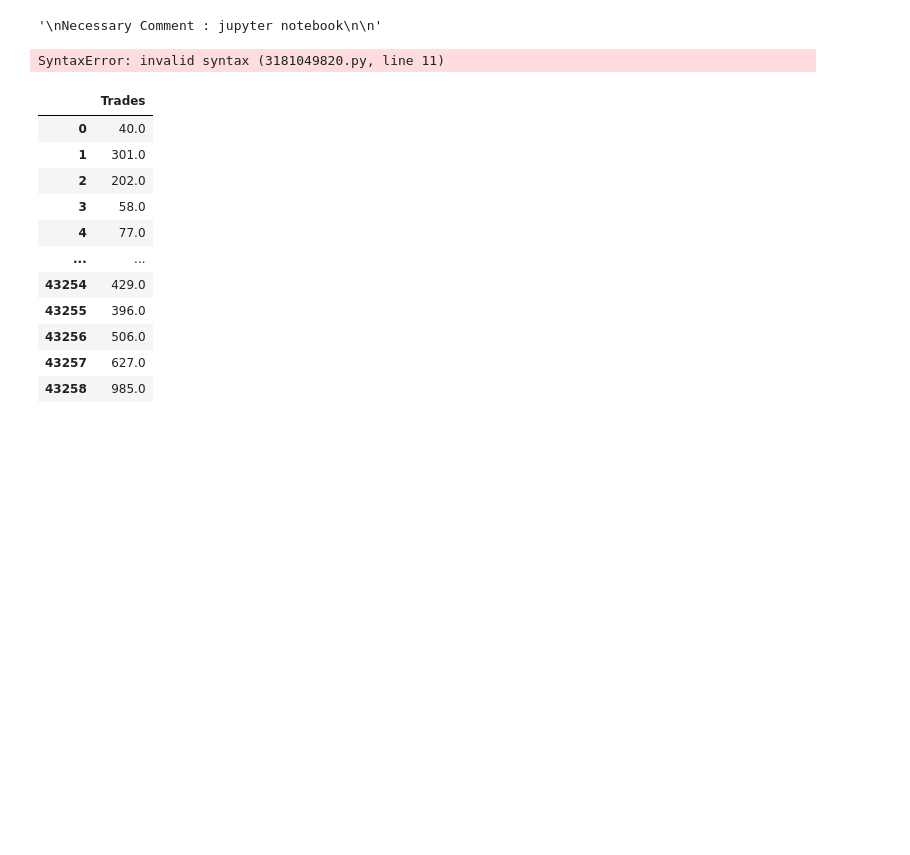
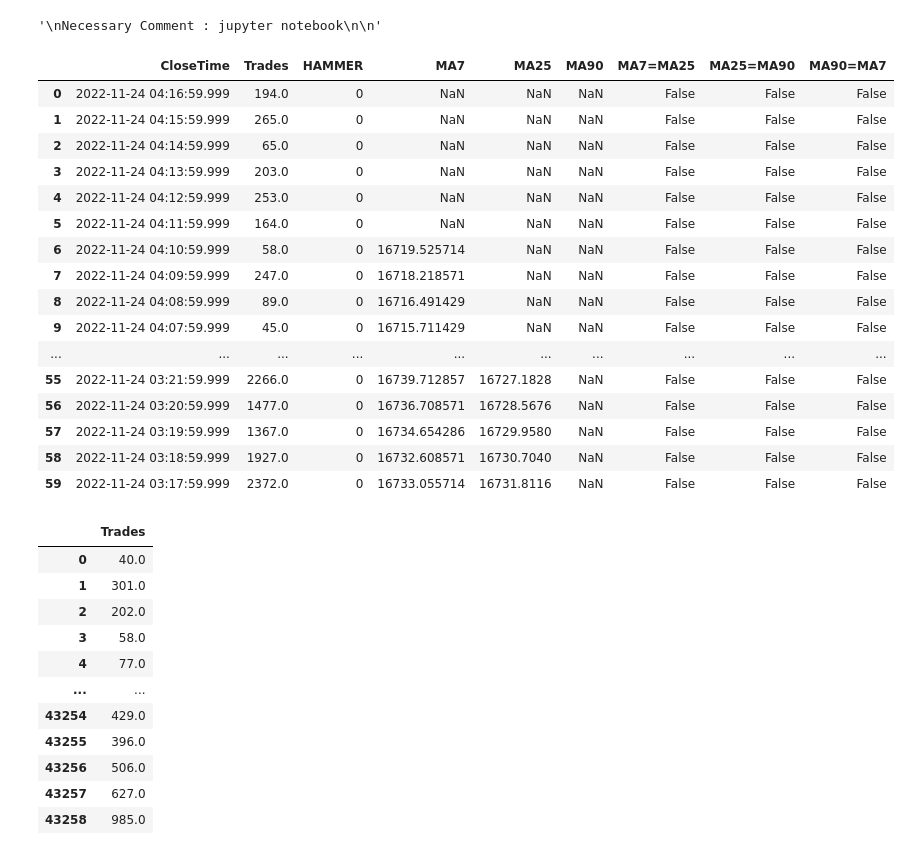
Before and after one commit to sushen/TradingAi, a Jupyter notebook: AiResearch.ipynb, the cells around one changed output. Cells and saved outputs as stored; diff of their text form; code cells hidden in the pictures; blank space fills up the shorter version.

```diff
--- a/AiResearch.ipynb
+++ b/AiResearch.ipynb
@@ -27,19 +28,39 @@ df = pd.DataFrame(database_data)
 # %%
 """
 Necessary Columns
 """
 df.columns = ['Id', 'Symbol', 'Open', 'High', 'Low', 'Close', 'VolumeBTC', 'Change', 'CloseTime', 'Trades', 'BuyQuoteVolume', 'Time']
 df = df.iloc[:, 2:12]
 df['HAMMER'] = talib.CDLHAMMER(df['Open'], df['High'], df['Low'], df['Close'])
 df['MA7'] = talib.MA(df['Close'], timeperiod=int(7), matype=0)
 df['MA25'] = talib.MA(df['Close'], timeperiod=int(25), matype=0)
 df['MA90'] = talib.MA(df['Close'], timeperiod=int(90), matype=0)
 df['MA200'] = talib.MA(df['Close'], timeperiod=int(200), matype=0)
 df['CloseTime'] = pd.to_datetime(df['CloseTime'], unit='ms')
+df['MA7=MA25'] = abs(df['MA7'] - df['MA25']) <= 0.1
+df['MA25=MA90'] = abs(df['MA25'] - df['MA90']) <= 0.1
+df['MA90=MA7'] = abs(df['MA90'] - df['MA7']) <= 0.1
 df = df.iloc[:, 6:]
-df.tail(60)
+df = df[['CloseTime', 'Trades', 'HAMMER','MA7','MA25','MA90', 'MA7=MA25', 'MA25=MA90', 'MA90=MA7']]
+df.head(60)
 # %% [output]
-SyntaxError: invalid syntax (3181049820.py, line 11)
+|  | CloseTime | Trades | HAMMER | MA7 | MA25 | MA90 | MA7=MA25 | MA25=MA90 | MA90=MA7 |
+| 0 | 2022-11-24 04:16:59.999 | 194.0 | 0 | NaN | NaN | NaN | False | False | False |
+| 1 | 2022-11-24 04:15:59.999 | 265.0 | 0 | NaN | NaN | NaN | False | False | False |
+| 2 | 2022-11-24 04:14:59.999 | 65.0 | 0 | NaN | NaN | NaN | False | False | False |
+| 3 | 2022-11-24 04:13:59.999 | 203.0 | 0 | NaN | NaN | NaN | False | False | False |
+| 4 | 2022-11-24 04:12:59.999 | 253.0 | 0 | NaN | NaN | NaN | False | False | False |
+| 5 | 2022-11-24 04:11:59.999 | 164.0 | 0 | NaN | NaN | NaN | False | False | False |
+| 6 | 2022-11-24 04:10:59.999 | 58.0 | 0 | 16719.525714 | NaN | NaN | False | False | False |
+| 7 | 2022-11-24 04:09:59.999 | 247.0 | 0 | 16718.218571 | NaN | NaN | False | False | False |
+| 8 | 2022-11-24 04:08:59.999 | 89.0 | 0 | 16716.491429 | NaN | NaN | False | False | False |
+| 9 | 2022-11-24 04:07:59.999 | 45.0 | 0 | 16715.711429 | NaN | NaN | False | False | False |
+| ... | ... | ... | ... | ... | ... | ... | ... | ... | ... |
+| 55 | 2022-11-24 03:21:59.999 | 2266.0 | 0 | 16739.712857 | 16727.1828 | NaN | False | False | False |
+| 56 | 2022-11-24 03:20:59.999 | 1477.0 | 0 | 16736.708571 | 16728.5676 | NaN | False | False | False |
+| 57 | 2022-11-24 03:19:59.999 | 1367.0 | 0 | 16734.654286 | 16729.9580 | NaN | False | False | False |
+| 58 | 2022-11-24 03:18:59.999 | 1927.0 | 0 | 16732.608571 | 16730.7040 | NaN | False | False | False |
+| 59 | 2022-11-24 03:17:59.999 | 2372.0 | 0 | 16733.055714 | 16731.8116 | NaN | False | False | False |
 # %%
 """
 X value for DecisionTreeClassifier
```
Also changed, not shown: parts of 2 cells of this notebook.
